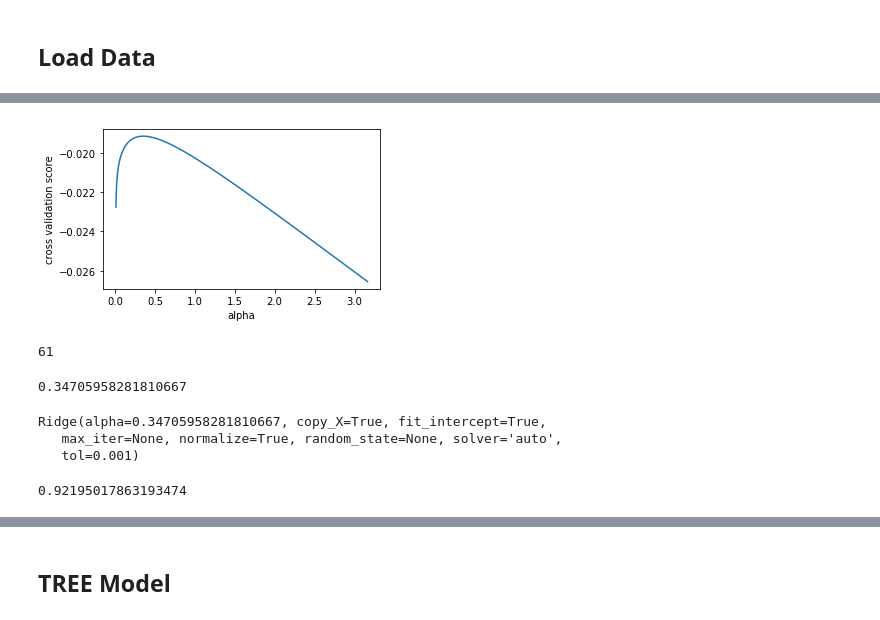
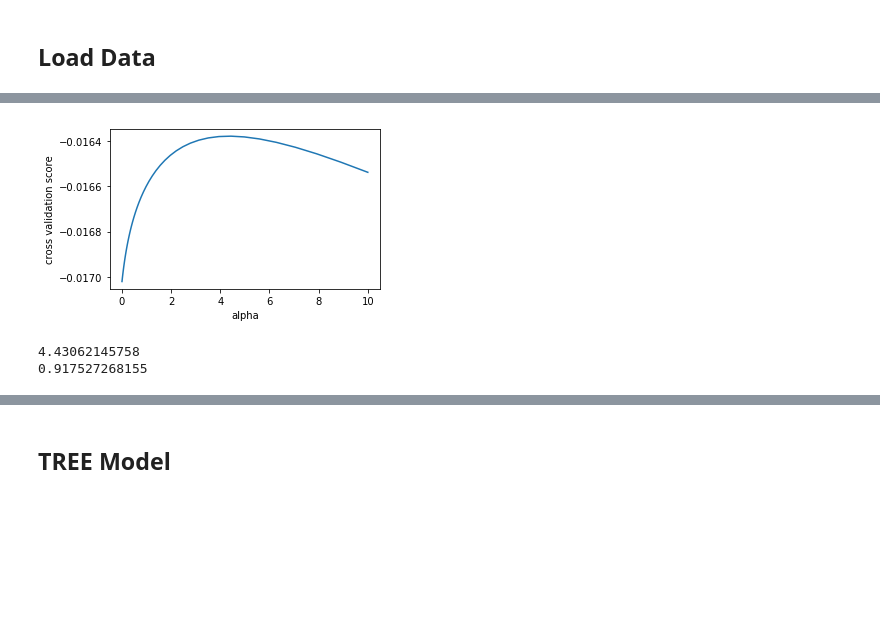
Before and after one commit to joshualee791204/Octopus, a Jupyter notebook: Jason/Models.ipynb, the cells around one changed output, grey strips where cells are left out. Cells and saved outputs as stored; diff of their text form; code cells hidden in the pictures; blank space fills up the shorter version.

Commit message:
the best ridge model sofar

```diff
--- a/Jason/Models.ipynb
+++ b/Jason/Models.ipynb
@@ -53,3 +87,3 @@ all_data_imputed = impute_multi_2(all_data)
 # %%
 #use one_hot encoding to dummify all the category data
-one_hot_df = pd.get_dummies(all_data_imputed, drop_first=True, dummy_na=True)
+one_hot_df = pd.get_dummies(one_hot_df, drop_first=True, dummy_na=True)
@@ -56,24 +96,10 @@ one_hot_df = pd.get_dummies(all_data_imputed, drop_first=True, dummy_na=True)
+# %%
+#use func drop_minor to delete the minor class(<70) in dumified feature
+one_hot_df.drop(drop_minor(one_hot_df), axis=1, inplace=True)
 # %%
 #choose the first 1460 as train sample
 x_train = one_hot_df.iloc[list(range(1460)),:]
 #choose the first 1460 as train sample
 x_test = one_hot_df.iloc[list(range(1460,2919)),:]
-#y_train transformation
-y_train = [log(x) for x in y_train_raw]
+#y_train transformation. y=log(y-MiscValue)
+y_train = [log((y_train_raw[i] - x_train_raw['MiscVal'][i])) for i in range(len(y_train_raw))]
-# %%
-#tranform x**0.5
-x_train['LotArea'] =[x**0.5 for x in x_train.LotArea]
-x_train['LotFrontage']=[x**0.5 for x in x_train.LotFrontage]
-x_train['MasVnrArea']=[x**0.5 for x in x_train['MasVnrArea']]
-x_train['BsmtFinSF1']=[x**0.5 for x in x_train.BsmtFinSF1]
-x_train['BsmtUnfSF']=[x**0.5 for x in x_train.BsmtUnfSF]
-x_train['TotalBsmtSF']=[x**0.5 for x in x_train.TotalBsmtSF]
-x_train['1stFlrSF']=[x**0.5 for x in x_train['1stFlrSF']]
-#transform x**0.5
-x_train['2ndFlrSF']=[x**0.5 for x in x_train['2ndFlrSF']]
-x_train['GrLivArea']=[x**0.5 for x in x_train['GrLivArea']]
-x_train['GarageArea']=[x**0.5 for x in x_train['GarageArea']]
-x_train['TotalSF']=[x**0.5 for x in x_train['TotalSF']]
-x_train['OpenPorchSF']=[x**0.5 for x in x_train['OpenPorchSF']]
-x_train['WoodDeckSF']=[x**0.5 for x in x_train['WoodDeckSF']]
-x_train['LowQualFinSF']=[x**0.5 for x in x_train['LowQualFinSF']]
@@ -99,25 +106,17 @@ alphas = np.logspace(-1, 0.1, 30)
 # %%
 from sklearn import linear_model
 from sklearn.model_selection import cross_val_score
-alphas = np.logspace(-2, 0.5, 100)
+alphas = np.logspace(-4, 1, 100)
 
 plt.figure(figsize=(5, 3))
 
-scores = [cross_val_score(linear_model.Ridge(alpha, normalize=True), x_train, y_train, cv=5, scoring='neg_mean_squared_error').mean() for alpha in alphas]
+scores = [cross_val_score(linear_model.Ridge(alpha, normalize=False), x_train, y_train, cv=5, scoring='neg_mean_squared_error').mean() for alpha in alphas]
 plt.plot(alphas, scores)
 
 plt.legend(loc='lower left')
 plt.xlabel('alpha')
 plt.ylabel('cross validation score')
 plt.tight_layout()
 plt.show()
 # %% [output]
-[figure, old version]
+[figure, new version]
-# %%
-np.argmax(scores)
-# %% [output]
-61
-# %%
-alphas[61]
-# %% [output]
-0.34705958281810667
@@ -126,12 +123,10 @@ ridge_1st = linear_model.Ridge(alphas[61], normalize=True)
-# %%
-ridge_1st.fit(x_train, y_train)
-# %% [output]
-Ridge(alpha=0.34705958281810667, copy_X=True, fit_intercept=True,
-   max_iter=None, normalize=True, random_state=None, solver='auto',
-   tol=0.001)
-# %%
-ridge_1st.score(x_train, y_train)
-# %% [output]
-0.92195017863193474
+# %%
+ridge_1st = linear_model.Ridge(alphas[np.argmax(scores)], normalize=False)
+ridge_1st.fit(x_train, y_train)
+print(alphas[np.argmax(scores)])
+print(ridge_1st.score(x_train, y_train))
+# %% [output]
+4.43062145758
+0.917527268155
 # %%
 model_to_csv(ridge_1st, x_test, test_ID, 'mul_ridge_1st.csv')
```
Also changed, not shown: parts of 78 cells of this notebook, 8 other files.
